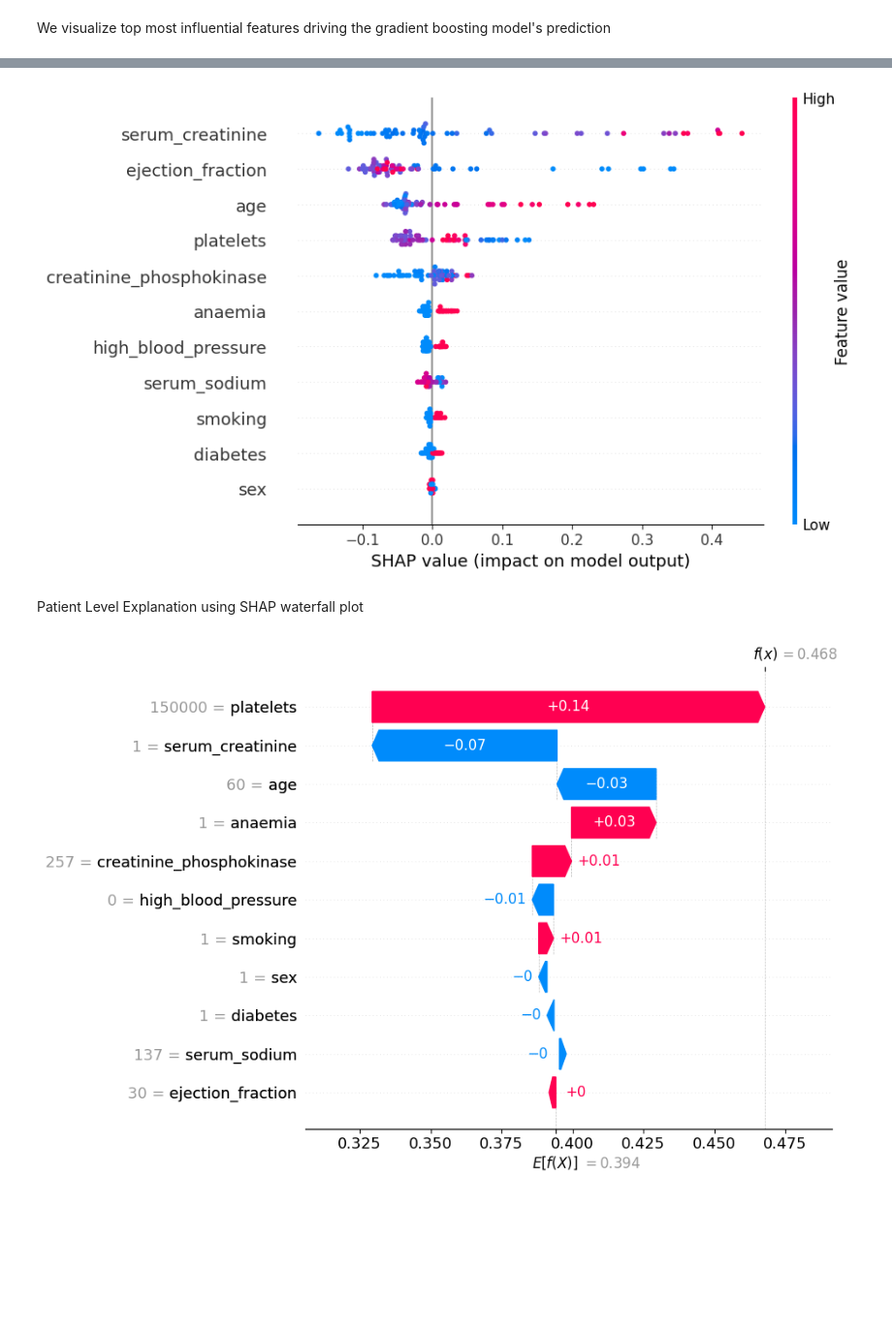
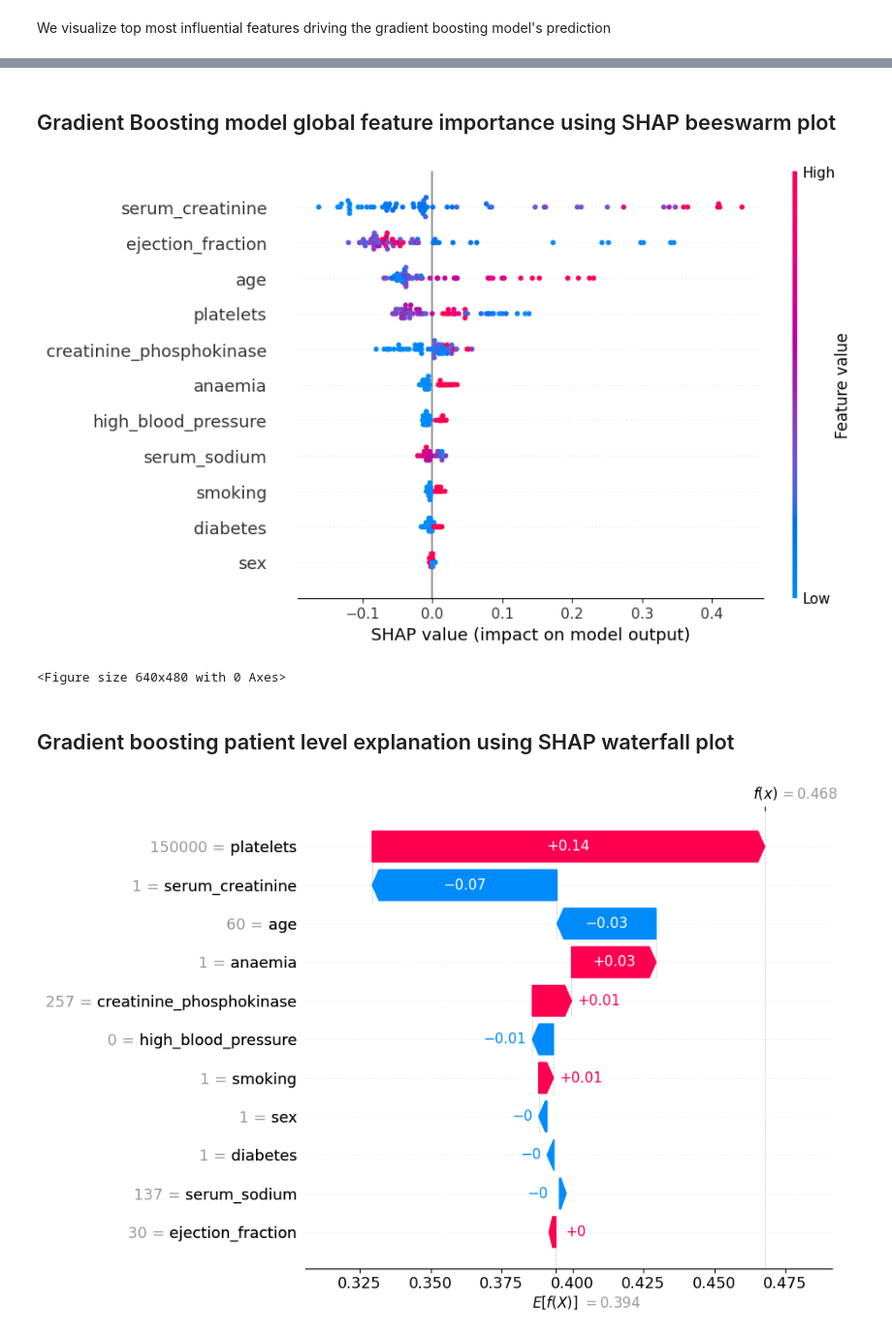
Before and after one commit to kingsleyukandu/heart-failure-survival-risk-analysis, a Jupyter notebook: shap_explanation/shap_explanation.ipynb, the cells around one changed output, grey strips where cells are left out. Shown at 97% size. Saved outputs shown, nothing was run; the diff lists cells and outputs as text; code cells hidden in the pictures; blank space fills up the shorter version.

```diff
--- a/shap_explanation/shap_explanation.ipynb
+++ b/shap_explanation/shap_explanation.ipynb
@@ -342,9 +347,17 @@ shap.plots.bar(gb_exp_death, max_display=12)
+# %% [markdown]
+## Gradient Boosting model global feature importance using SHAP beeswarm plot
 # %%
+fig_dir = Path("..")/"figures"
+fig_dir.mkdir(exist_ok=True)
 shap.plots.beeswarm(gb_exp_death, max_display=12)
+plt.tight_layout()
+plt.savefig(fig_dir/"gb_global_feature_importance_beeswarm.png", dpi=300, bbox_inches="tight")
+plt.show()
 # %% [output]
-[figure, old version]
+[figure, new version]
+<Figure size 640x480 with 0 Axes>
 # %% [markdown]
-Patient Level Explanation using SHAP waterfall plot
+## Gradient boosting patient level explanation using SHAP waterfall plot
 # %%
 patient_pos = 0
 shap.plots.waterfall(gb_exp_death[patient_pos], max_display =12)
```
Also changed, not shown: parts of 43 cells of this notebook, 8 other files.
